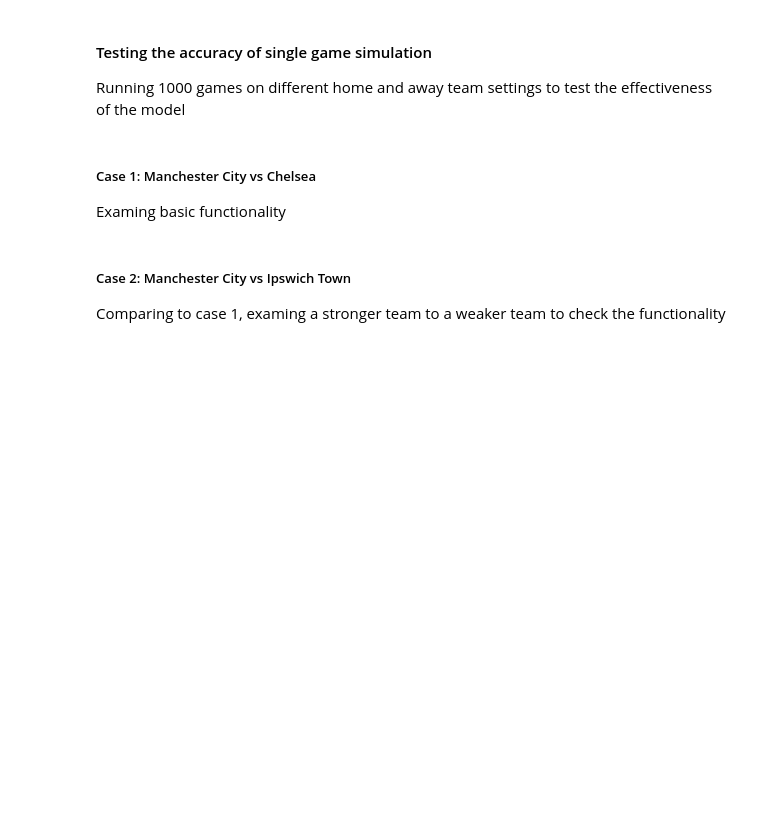
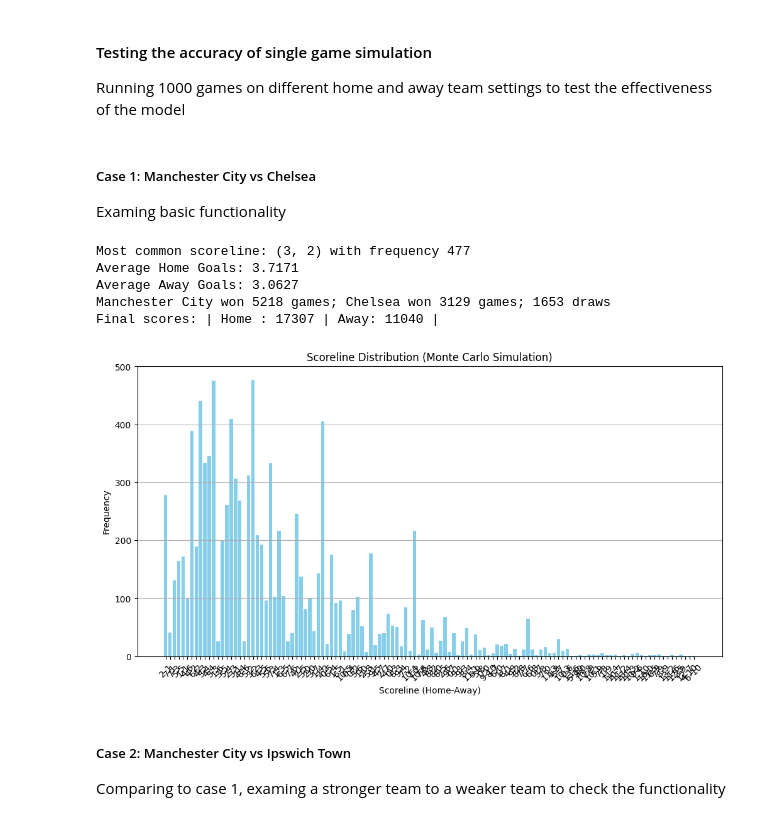
Before and after one commit to ZichengLiang/JLLA_Probablity, a Jupyter notebook: JLLA.ipynb, the cells around one changed output. Cells and saved outputs as stored; diff of their text form; code cells hidden in the pictures; blank space fills up the shorter version.

```diff
--- a/JLLA.ipynb
+++ b/JLLA.ipynb
@@ -310,7 +374,7 @@ def player_action(player, possession_team, game_state, tick):
 
     # Calculate probabilities for other actions
     shots_pg = player.get("shotsPG", 0.1)
-    passes_pg = player.get("passesPG", 1) / simulation_tick
+    passes_pg = player.get("passesPG", 10) / simulation_tick
     # print(f"shots : {shots_pg}, passes : {passes_pg}")
     keep_prob = 1 - (shots_pg + passes_pg + lose_prob)
 
@@ -466,7 +530,8 @@ def simulate_match_with_logging(home_team, away_team):
     }
 
 
-    home_passes, away_passes, home_shots, away_shots = 0, 0, 0, 0
+    # home_passes, away_passes = 0, 0
+    home_shots, away_shots = 0, 0
     for tick in range(1, simulation_tick+1):
         game_state = simulate_tick(game_state, tick)
 
@@ -705,7 +770,14 @@ def test_single_game_simulation(home_team, away_team, n_simulations):
 ##### Case 1: Manchester City vs Chelsea
 Examing basic functionality
 # %%
-test_single_game_simulation("Manchester City", "Chelsea", 1000)
+test_single_game_simulation("Manchester City", "Chelsea", 10000)
+# %% [output]
+Most common scoreline: (3, 2) with frequency 477
+Average Home Goals: 3.7171
+Average Away Goals: 3.0627
+Manchester City won 5218 games; Chelsea won 3129 games; 1653 draws
+Final scores: | Home : 17307 | Away: 11040 |
+[figure, added]
 # %% [markdown]
 ##### Case 2: Manchester City vs Ipswich Town
 Comparing to case 1, examing a stronger team to a weaker team to check the functionality
```
Also changed, not shown: parts of 6 cells of this notebook, 24 other files.
